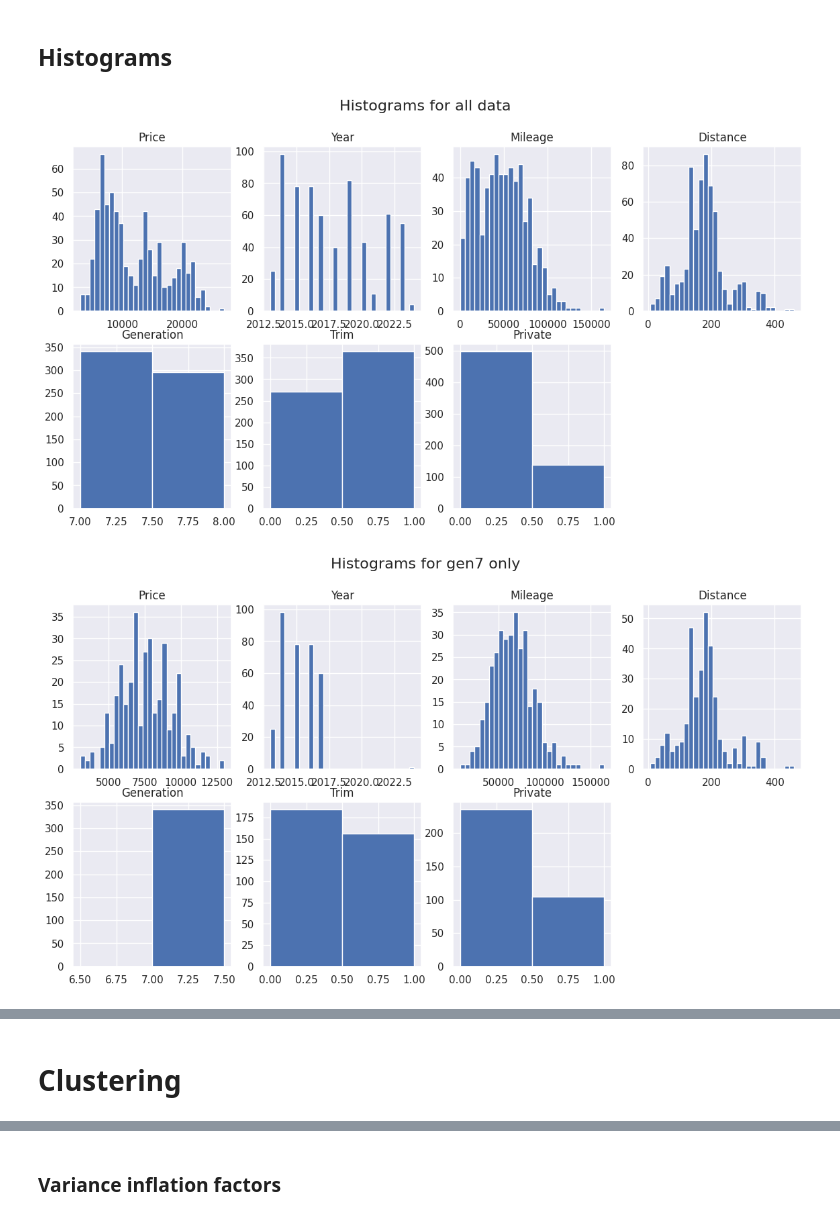
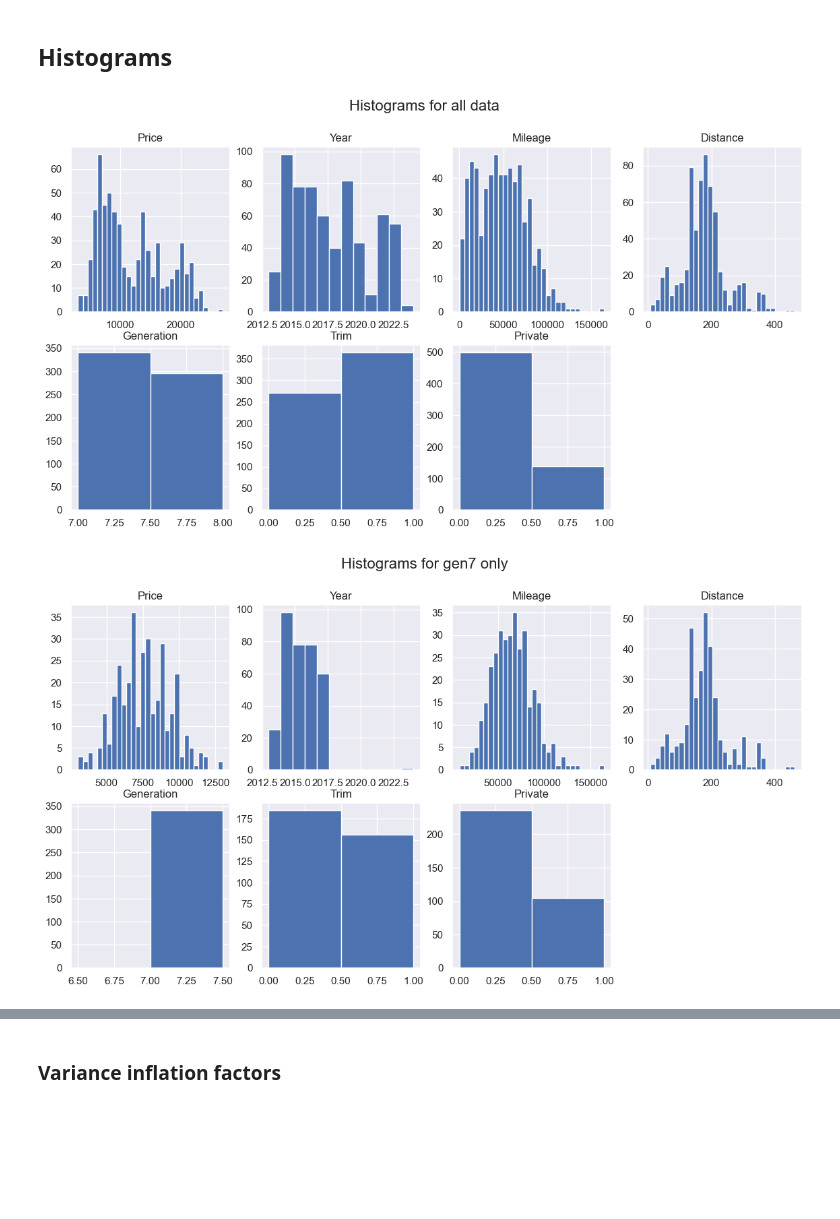
Before and after one commit to jamesdeluk/data-projects, a Jupyter notebook: st.ipynb, the cells around one changed output, grey strips where cells are left out. Saved outputs shown, nothing was run; the diff lists cells and outputs as text; code cells hidden in the pictures; blank space fills up the shorter version.

```diff
--- a/st.ipynb
+++ b/st.ipynb
@@ -36,9 +33,11 @@ Drive already mounted at /content/drive; to attempt to forcibly remount, call dr
 # %%
 # Note: Data is asking prices on Auto Trader; these are not necessarily the price they sell for
-data = pd.read_csv('/content/drive/MyDrive/Colab Notebooks/data/car_data.csv')
-# data = pd.read_csv('/data/car_data.csv')
+
+# from google.colab import drive
+# drive.mount('/content/drive')
+# data = pd.read_csv('/content/drive/MyDrive/Colab Notebooks/data/car_data.csv')
+data = pd.read_csv('data/car_data.csv')
+
 data.sort_values(by='Price', inplace=True)
 data.reset_index(drop=True, inplace=True)
 data['Trim'] = data['Trim'].map({'ST-3':1, 'ST-2':0})
-data.describe(include='all')
-# data.head()
@@ -138,33 +192,33 @@ plt.show()
 # %%
 def histogramify(data, title):
   plt.figure(figsize=(14, 7))
   plt.suptitle(f'Histograms for {title}', fontsize=16)
   plt.subplot(2,4,1)
   plt.hist(data['Price'], bins=30)
   plt.title('Price')
   plt.subplot(2,4,2)
-  plt.hist(data['Year'], bins=30)
+  plt.hist(data['Year'], bins=12)
   plt.title('Year')
   plt.subplot(2,4,3)
   plt.hist(data['Mileage'], bins=30)
   plt.title('Mileage')
   plt.subplot(2,4,4)
   plt.hist(data['Distance'], bins=30)
   plt.title('Distance')
   plt.subplot(2,4,5)
   plt.hist(data['Generation'], bins=2)
   plt.title('Generation')
   plt.subplot(2,4,6)
   plt.hist(data['Trim'], bins=2)
   plt.title('Trim')
   plt.subplot(2,4,7)
   plt.hist(data['Private'], bins=2)
   plt.title('Private')
   plt.show()
 
 histogramify(data, 'all data')
 histogramify(gen7_data, 'gen7 only')
 histogramify(gen7_st3_private_data, 'private gen7 ST3s only')
 # %% [output]
-[figure, old version]
+[figure, new version]
-[figure, old version]
+[figure, new version]
@@ -172,2 +225,0 @@ histogramify(gen7_st3_private_data, 'private gen7 ST3s only')
-# %% [markdown]
-# Clustering
```
Also changed, not shown: parts of 56 cells of this notebook, 7 other files.
